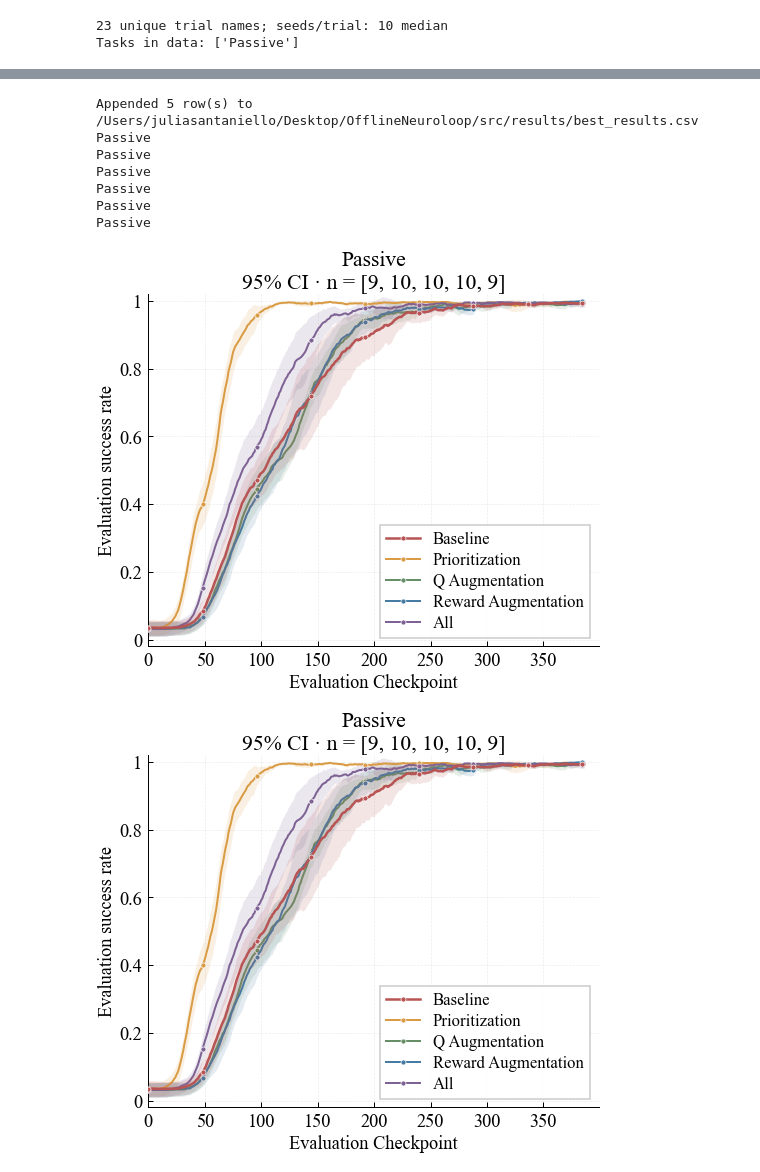
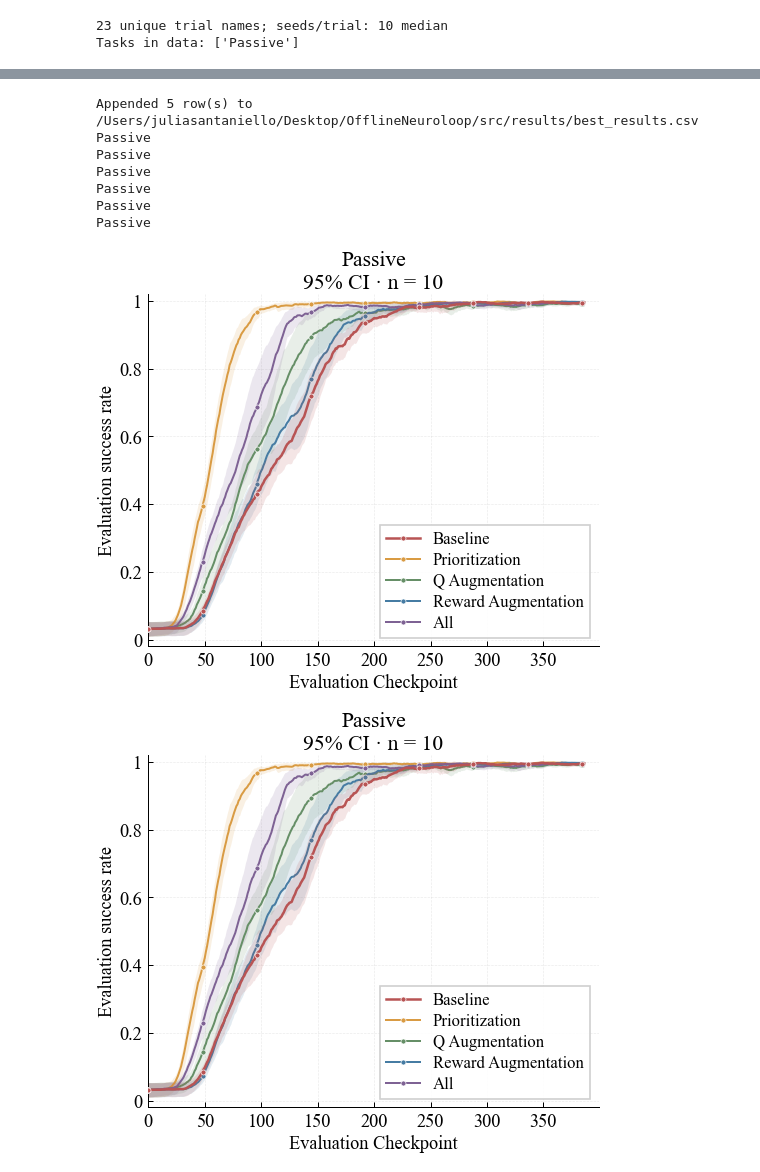
Before and after one commit to your-profile/OfflineNeuroloop, a Jupyter notebook: src/results/graphs_finetune.ipynb, the cells around one changed output, grey strips where cells are left out. Drawn from its saved outputs; the diff is of its cells as text; code cells hidden in the pictures.

```diff
--- a/src/results/graphs_finetune.ipynb
+++ b/src/results/graphs_finetune.ipynb
@@ -58,7 +58,7 @@ mpl.rcParams.update({
 
 TASKS_TO_PLOT = ["Passive", "Active", "Pooled"]
 # %%
-DATA_FILE = "aamas_ternary_passive.csv"
+DATA_FILE = "robotPassive_binary_PER.csv"
 GRANULARITY = "binary" #DATA_FILE.split("_")[2]
 ERROR_BAND = "ci95"  # "sem", "std", or "ci95"
 # %%
@@ -1467,13 +1467,13 @@ plot_conditions_at_each_ft(agg, start_idx=0,end_idx=500)
 # %%
 save_best_results_csv(agg, filters=FT_BEST_FILTERS)
-plot_conditions_best_per_task_condition(agg, filters = {"noise": 0, "ft": 0.0})
+plot_conditions_best_per_task_condition(agg, filters = {"noise": 0.0, "ft": 0.0})
 # %% [output]
 Appended 5 row(s) to /Users/juliasantaniello/Desktop/OfflineNeuroloop/src/results/best_results.csv
 Passive
 Passive
 Passive
 Passive
 Passive
 Passive
-[figure, old version]
+[figure, new version]
-[figure, old version]
+[figure, new version]
```
Also changed, not shown: parts of 8 cells of this notebook, 5 other files.
